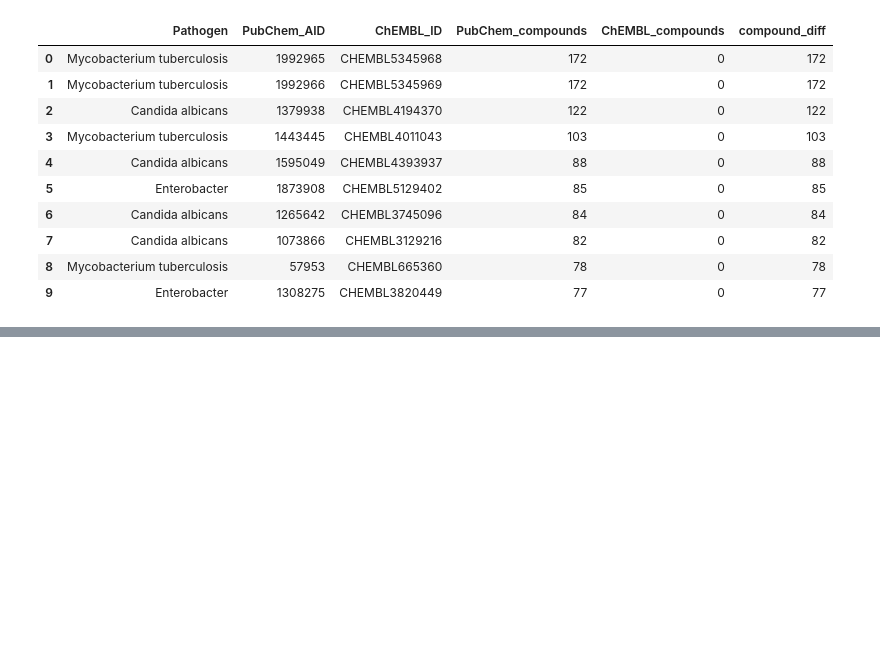
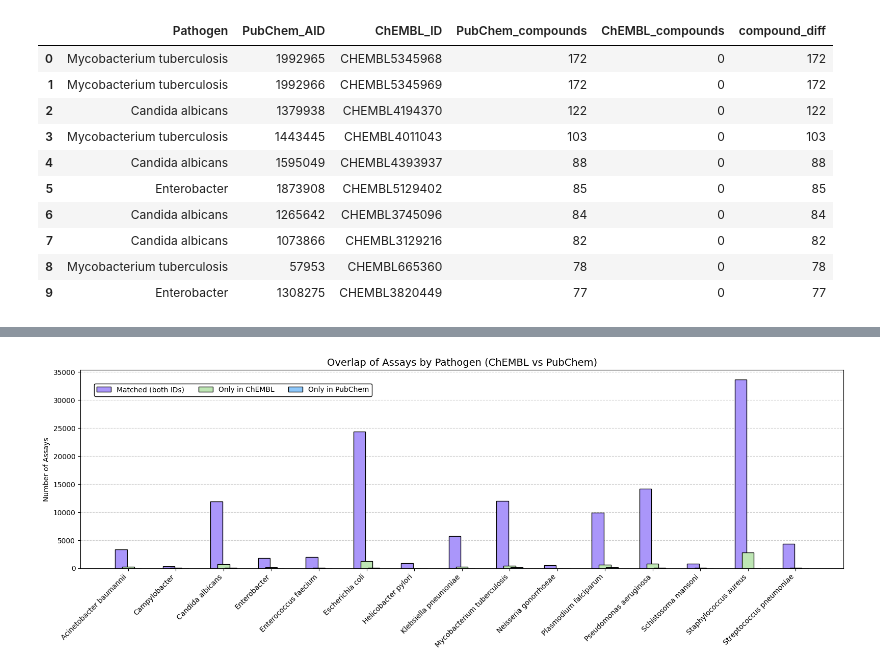
Before and after one commit to ersilia-os/pubchem-antimicrobial-tasks, a Jupyter notebook: notebooks/06_Merging_data_&_description_info.ipynb, the cells around one changed output, grey strips where cells are left out. Saved outputs shown, nothing was run; the diff lists cells and outputs as text; code cells hidden in the pictures; blank space fills up the shorter version.

```diff
--- a/notebooks/06_Merging_data_&_description_info.ipynb
+++ b/notebooks/06_Merging_data_&_description_info.ipynb
@@ -48,15 +59,3 @@ summary_description
 | 129925 | 2061455 | Pseudomonas aeruginosa | NaN | [] | [] | [] | [] | ... |
 | 129926 | 2061456 | Pseudomonas aeruginosa | NaN | [] | [] | [] | [] | ... |
 129927 rows × 8 columns
-# %%
-summary_description["Has_ChEMBL"] = summary_description["ChEMBLid"].notna()
-
-summary_chembl = (
-    summary_description[summary_description["Has_ChEMBL"]]
-    .groupby("Pathogen")["AID"]
-    .nunique()
-    .reset_index(name="AIDs_with_ChEMBL")
-    .sort_values("AIDs_with_ChEMBL", ascending=False)
-)
-
-summary_chembl
@@ -465,0 +887,56 @@ top_ChEMBL
+# %%
+import matplotlib.pyplot as plt
+import numpy as np
+
+# Reuse your existing dataframe
+df = id_overlap_summary.copy()
+
+# Values
+labels         = df["Pathogen"].values
+matched        = df["Matched_in_summary"].values
+only_chembl    = df["Only_ChEMBL"].values
+only_pubchem   = df["Only_PubChem"].values
+
+N = len(labels)
+x = np.arange(N)
+
+bar_width = 0.25
+bar_spacing = 0  # controls the separation inside each group
+
+# Colors
+color_matched      = "#AA96FA"  # purple
+color_only_chembl  = "#BEE6B4"  # green
+color_only_pubchem = "#8DC7FA"  # light blue
+
+# Plot
+plt.figure(figsize=(16, 6))
+
+plt.bar(x - spacing, matched, width=bar_width,
+        color=color_matched, edgecolor="black", zorder=2, label="Matched (both IDs)")
+
+plt.bar(x, only_chembl, width=bar_width,
+        color=color_only_chembl, edgecolor="black", zorder=2, label="Only in ChEMBL")
+
+plt.bar(x + spacing, only_pubchem, width=bar_width,
+        color=color_only_pubchem, edgecolor="black", zorder=2, label="Only in PubChem")
+
+# Labels and layout
+plt.xticks(x, labels, rotation=45, ha="right")
+plt.ylabel("Number of Assays")
+plt.title("Overlap of Assays by Pathogen (ChEMBL vs PubChem)", fontsize=14)
+plt.grid(axis="y", linestyle="--", alpha=0.6, zorder=1)
+
+# Legend at bottom
+plt.legend(
+    loc="lower center",
+    bbox_to_anchor=(0.2, 0.85),
+    ncol=3,
+    framealpha=1,
+    edgecolor="k",
+    prop={"size": 10}
+)
+
+plt.tight_layout()
+plt.show()
+# %% [output]
+[figure, added]
```
Also changed, not shown: parts of 24 cells of this notebook, 1 other file.
